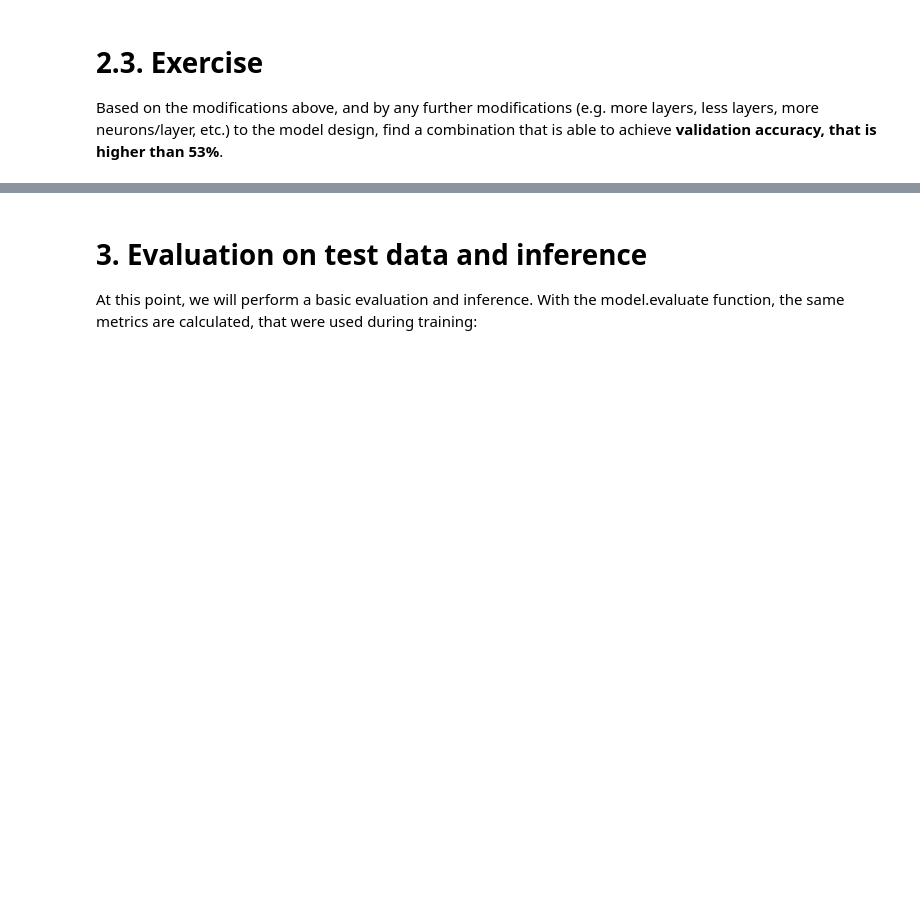
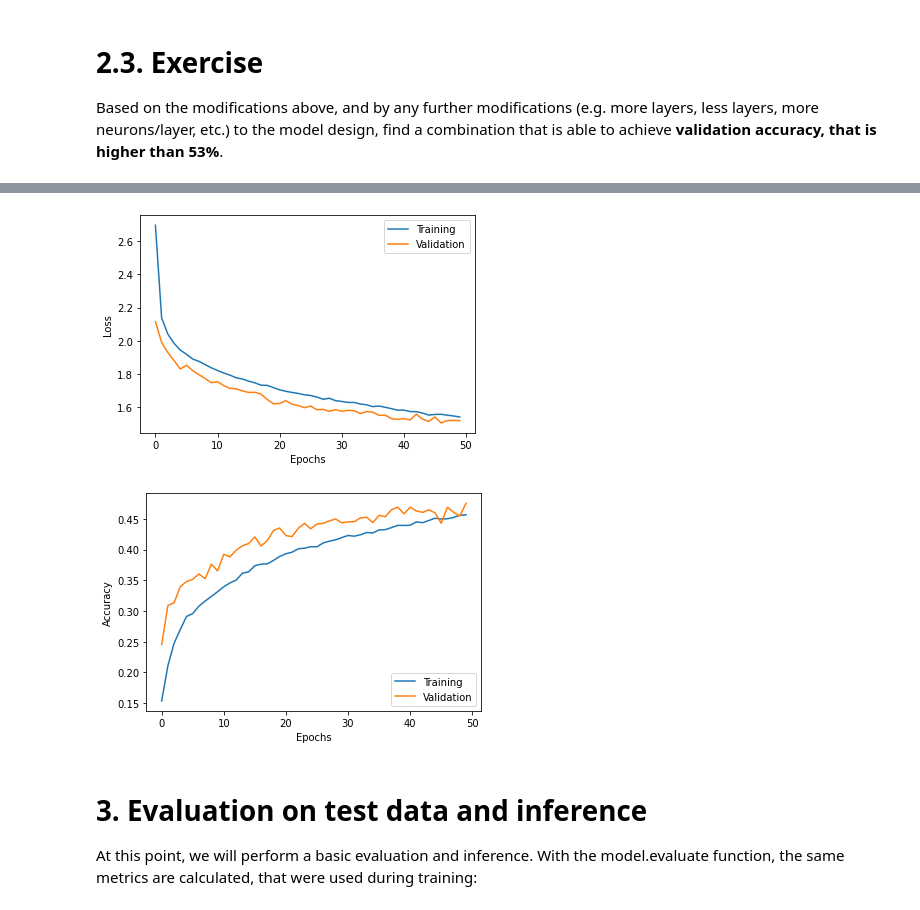
Before and after one commit to taixhi/ait-2023-deeplearning, a Jupyter notebook: 04_AIT_MLP_CIFAR10_exercise.ipynb, the cells around one changed output, grey strips where cells are left out. Saved outputs shown, nothing was run; the diff lists cells and outputs as text; code cells hidden in the pictures; blank space fills up the shorter version.

```diff
--- a/04_AIT_MLP_CIFAR10_exercise.ipynb
+++ b/04_AIT_MLP_CIFAR10_exercise.ipynb
@@ -245,0 +344,26 @@ network_history = model.fit(<TODO>)
+# %%
+from keras.layers import Flatten, Dense,BatchNormalization
+from keras import regularizers
+es = EarlyStopping(patience=5)
+# %%
+# model definition with relu
+model = Sequential()
+model.add(Dense(128, activation='relu', kernel_initializer='he_normal', input_shape=(flattened_dim,)))
+model.add(BatchNormalization())
+model.add(Dropout(0.5)) # Generated using GPT
+model.add(Dense(128, activation='relu', kernel_initializer='he_normal'))
+model.add(Dense(128, activation='relu', kernel_initializer='he_normal'))
+model.add(Dense(128, activation='relu', kernel_initializer='he_normal'))
+model.add(Dense(128, activation='relu', kernel_initializer='he_normal'))
+model.add(Dense(nb_classes, activation='softmax'))
+
+# loss function and optimizer
+model.compile(loss='categorical_crossentropy', optimizer='adam', metrics=['accuracy'])
+# %%
+# training
+network_history = model.fit(X_train, Y_train,
+                            validation_data=(X_valid,Y_valid),
+                            batch_size=128,
+                            epochs=50,
+                            verbose=1,
+                            callbacks=[es])
@@ -246,3 +388,24 @@ network_history = model.fit(<TODO>)
+# %%
+def plot_history(network_history):
+    plt.figure()
+    plt.xlabel('Epochs')
+    plt.ylabel('Loss')
+    plt.plot(network_history.history['loss'])
+    plt.plot(network_history.history['val_loss'])
+    plt.legend(['Training', 'Validation'])
+
+    plt.figure()
+    plt.xlabel('Epochs')
+    plt.ylabel('Accuracy')
+    plt.plot(network_history.history['accuracy'])
+    plt.plot(network_history.history['val_accuracy'])
+    plt.legend(['Training', 'Validation'], loc='lower right')
+    plt.show()
+
+plot_history(network_history)
+# %% [output]
+[figure, added]
+[figure, added]
 # %% [markdown]
 # 3. Evaluation on test data and inference
 At this point, we will perform a basic evaluation and inference. With the model.evaluate function, the same metrics are calculated, that were used during training:
```
Also changed, not shown: parts of 35 cells of this notebook.
